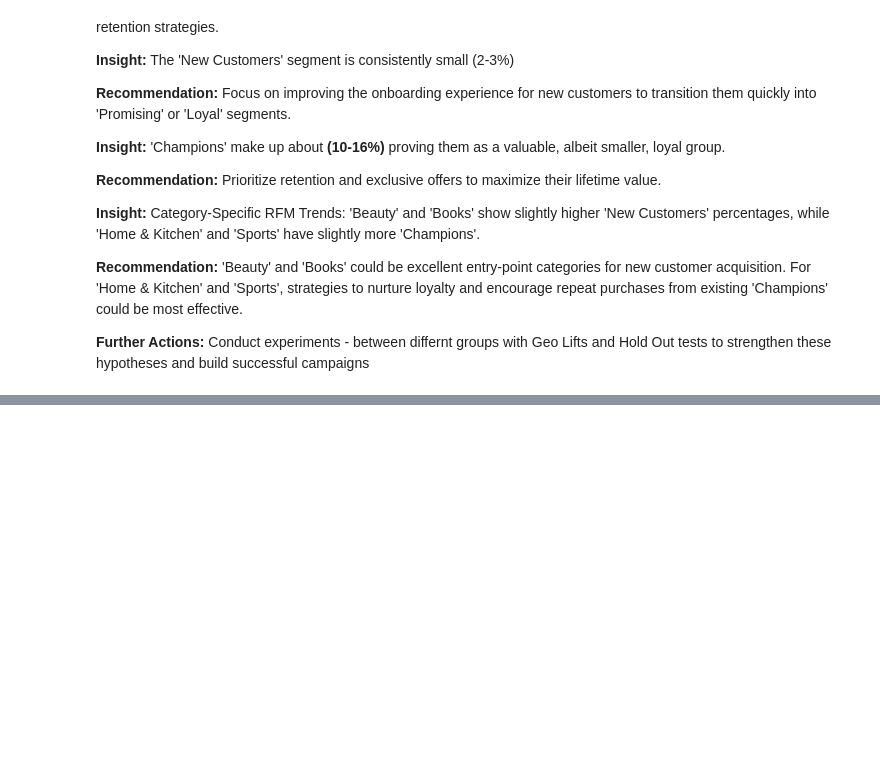
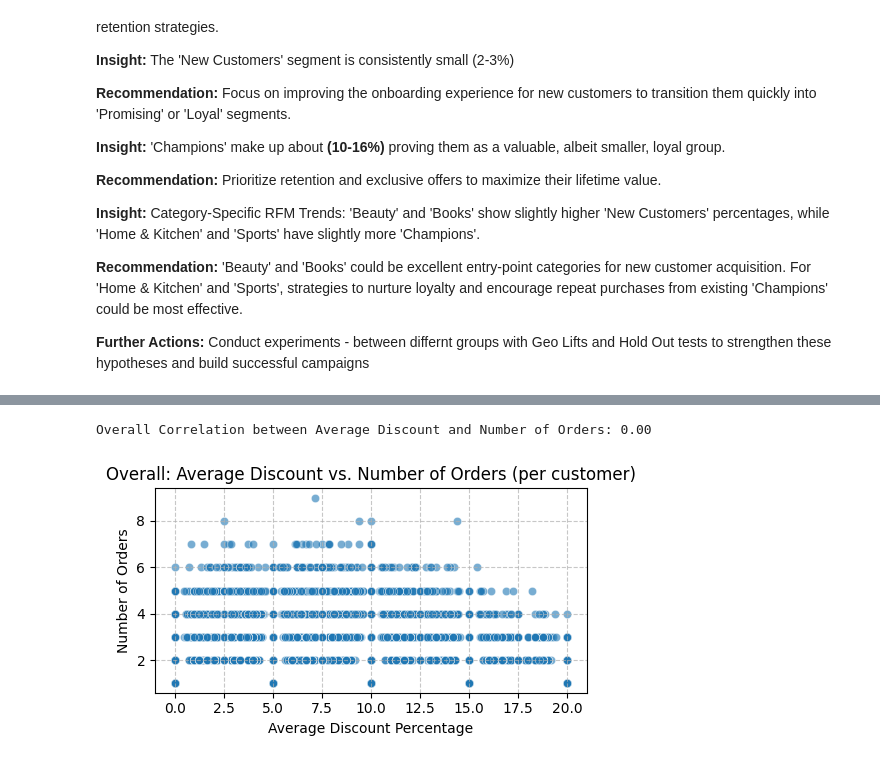
Before and after one commit to SruthiSivakumar/Insights-and-Analysis, a Jupyter notebook: Ecommerce_Synthetic_Data_Research.ipynb, the cells around one changed output, grey strips where cells are left out. Cells and saved outputs as stored; diff of their text form; code cells hidden in the pictures; blank space fills up the shorter version.

```diff
--- a/Ecommerce_Synthetic_Data_Research.ipynb
+++ b/Ecommerce_Synthetic_Data_Research.ipynb
@@ -738,0 +932,9 @@ In the Asia and the Middle-East - Develop Brand Awareness Campaigns - Do a field
+# %%
+# Aggregate data by customer to get total orders and average discount
+customer_order_discount = df_final_segmented.groupby('customer_id').agg(
+    number_of_orders=('order_id', 'nunique'),
+    avg_discount_pct=('discount_pct', 'mean'),
+    Segment=('Segment', 'first') # Include segment for later grouping
+).reset_index()
+
+display(customer_order_discount.head())
@@ -738,0 +948,17 @@ In the Asia and the Middle-East - Develop Brand Awareness Campaigns - Do a field
+# %%
+# Calculate overall correlation
+overall_correlation = customer_order_discount['avg_discount_pct'].corr(customer_order_discount['number_of_orders'])
+print(f"Overall Correlation between Average Discount and Number of Orders: {overall_correlation:.2f}")
+
+# Visualize overall correlation
+plt.figure(figsize=(5, 3))
+sns.scatterplot(x='avg_discount_pct', y='number_of_orders', data=customer_order_discount, alpha=0.6)
+plt.title('Overall: Average Discount vs. Number of Orders (per customer)')
+plt.xlabel('Average Discount Percentage')
+plt.ylabel('Number of Orders')
+plt.grid(True, linestyle='--', alpha=0.7)
+plt.tight_layout()
+plt.show()
+# %% [output]
+Overall Correlation between Average Discount and Number of Orders: 0.00
+[figure, added]
```
Also changed, not shown: parts of 30 cells of this notebook.
